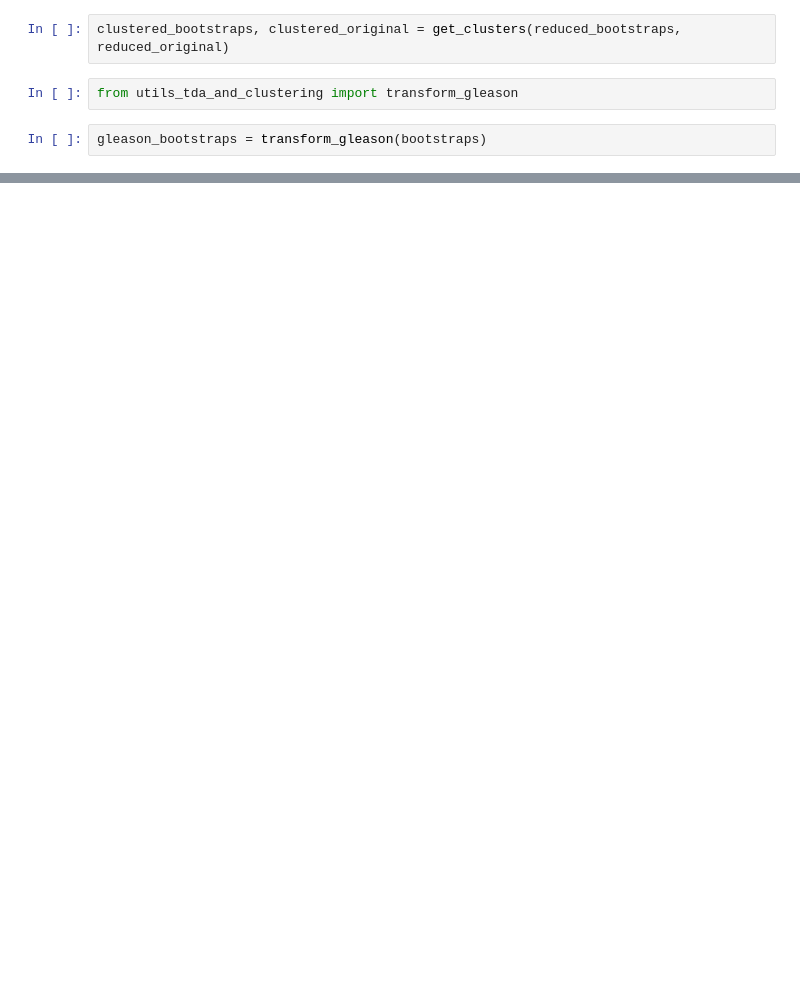
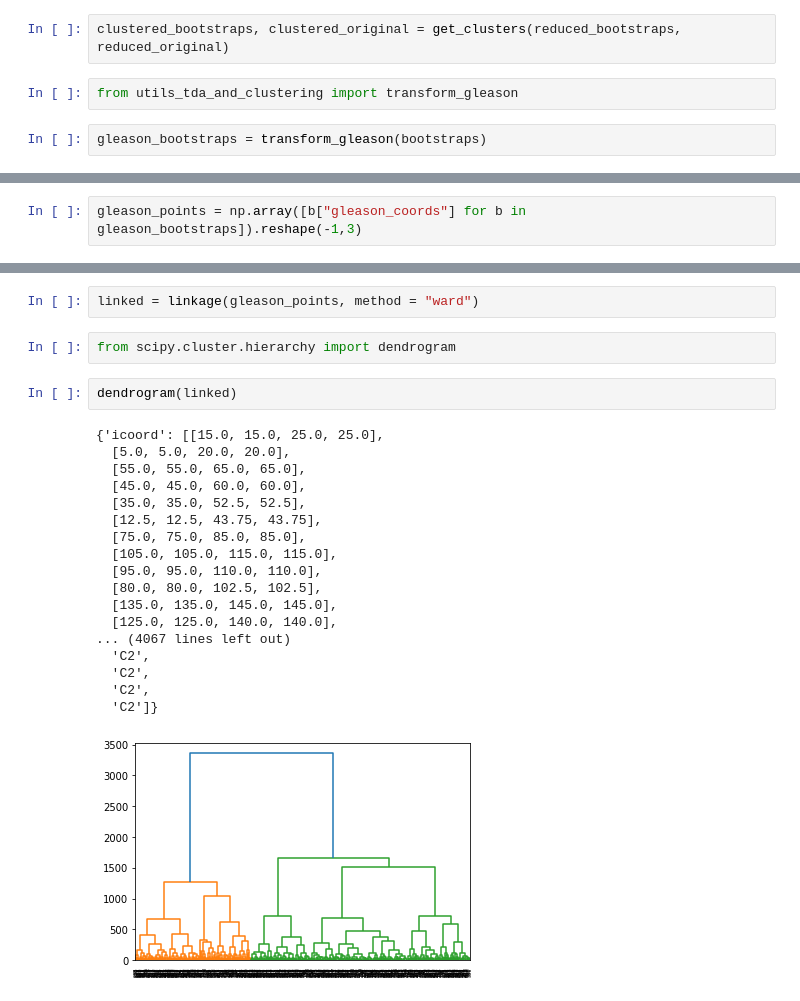
Before and after one commit to S-bazaz/Geom_stat, a Jupyter notebook: notebook pour tests.ipynb, the cells around one changed output, grey strips where cells are left out. Drawn from its saved outputs; the diff is of its cells as text; blank space fills up the shorter version.

Commit message:
Ajout du meta-clustering, reste à choisir un bootstrap représentatif

```diff
--- a/notebook pour tests.ipynb
+++ b/notebook pour tests.ipynb
@@ -132,0 +119,2 @@ print(gleason_bootstraps[0])
+# %%
+gleason_points = np.array([b["gleason_coords"] for b in gleason_bootstraps]).reshape(-1,3)
@@ -132,0 +187,25 @@ print(gleason_bootstraps[0])
+# %%
+linked = linkage(gleason_points, method = "ward")
+# %%
+from scipy.cluster.hierarchy import dendrogram
+# %%
+dendrogram(linked)
+# %% [output]
+{'icoord': [[15.0, 15.0, 25.0, 25.0],
+  [5.0, 5.0, 20.0, 20.0],
+  [55.0, 55.0, 65.0, 65.0],
+  [45.0, 45.0, 60.0, 60.0],
+  [35.0, 35.0, 52.5, 52.5],
+  [12.5, 12.5, 43.75, 43.75],
+  [75.0, 75.0, 85.0, 85.0],
+  [105.0, 105.0, 115.0, 115.0],
+  [95.0, 95.0, 110.0, 110.0],
+  [80.0, 80.0, 102.5, 102.5],
+  [135.0, 135.0, 145.0, 145.0],
+  [125.0, 125.0, 140.0, 140.0],
+... (4067 lines left out)
+  'C2',
+  'C2',
+  'C2',
+  'C2']}
+[figure, added]
```
Also changed, not shown: parts of 8 cells of this notebook, 2 other files.
